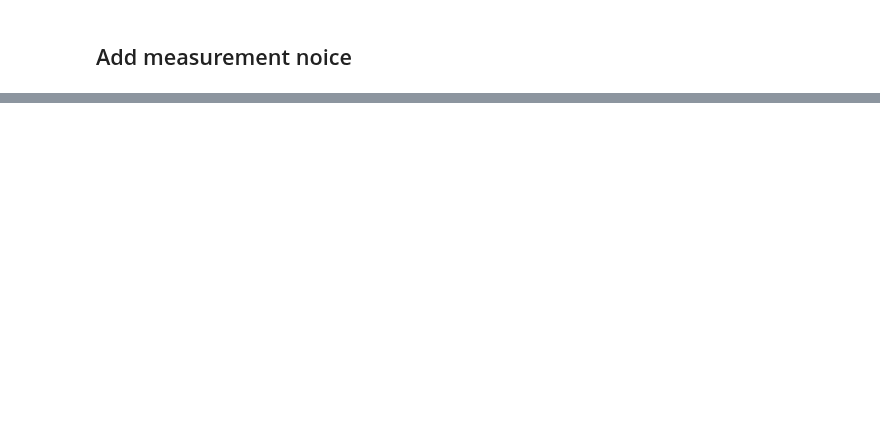
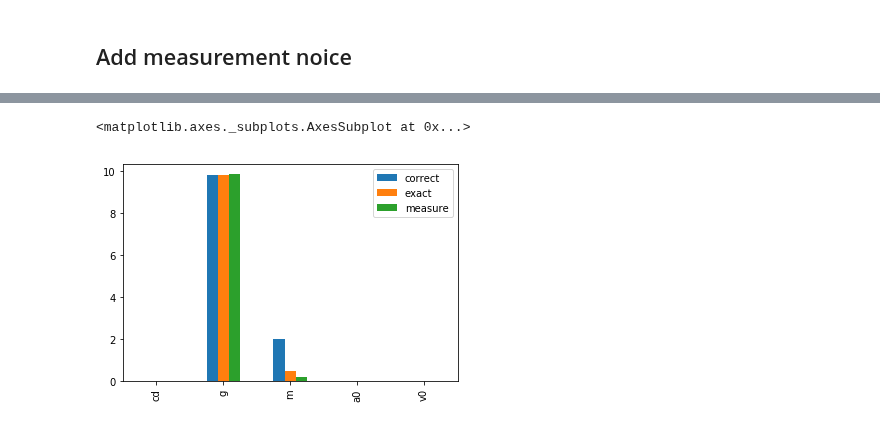
Before and after one commit to martinlarsalbert/rolldecay, a Jupyter notebook: notebooks/01.3_maa_MLE_ball_drop_air.ipynb, the cells around one changed output, grey strips where cells are left out. Cells and saved outputs as stored; diff of their text form; code cells hidden in the pictures; blank space fills up the shorter version.

```diff
--- a/notebooks/01.3_maa_MLE_ball_drop_air.ipynb
+++ b/notebooks/01.3_maa_MLE_ball_drop_air.ipynb
@@ -167,0 +126,12 @@ cd_pred
+# %%
+def fit(f,df,ydata,p0):
+
+    popt,pcov = curve_fit(f=f,xdata=df,ydata=ydata,p0=p0)
+
+    signature = inspect.signature(f)
+    parameter_names = list(signature.parameters.keys())[1:]
+
+    parameter_values = list(popt)
+    parameters = dict(zip(parameter_names, parameter_values))
+
+    return parameters, pcov
@@ -180,0 +185,5 @@ ax.legend()
+# %%
+df_parameters.transpose().plot(kind='bar')
+# %% [output]
+<matplotlib.axes._subplots.AxesSubplot at 0x...>
+[figure, added]
```
Also changed, not shown: parts of 23 cells of this notebook.
